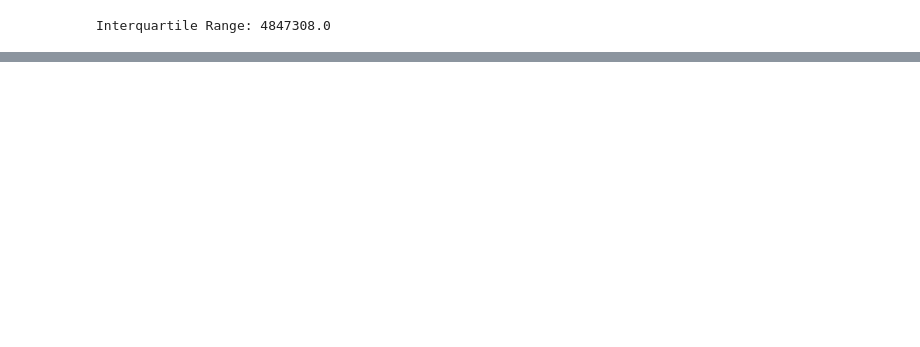
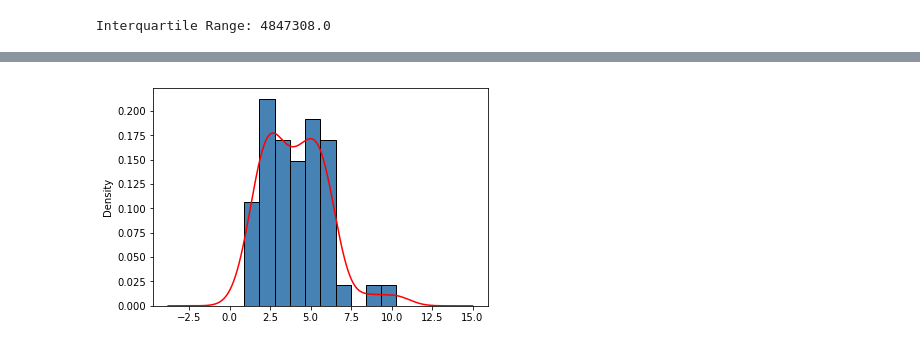
Before and after one commit to ronsims2/data_science_tutorials, a Jupyter notebook: notebooks/Stats.ipynb, the cells around one changed output, grey strips where cells are left out. Saved outputs shown, nothing was run; the diff lists cells and outputs as text; code cells hidden in the pictures; blank space fills up the shorter version.

```diff
--- a/notebooks/Stats.ipynb
+++ b/notebooks/Stats.ipynb
@@ -72,0 +127,9 @@ Median Absolute Deviation from the Median: 4450933.356000001
+# %%
+# Density Plot Pg. 24
+# Working with multiple axes
+# I spent a lot of time trying ot set the "density" and I needed the normed param...
+# My matplotlib or pnada might be out of date bc normed is depricated and density should be used!!!
+df['Murder.Rate'].plot(kind='hist', color='steelblue', edgecolor='black', normed=True);
+df['Murder.Rate'].plot(kind='kde', color='red');
+# %% [output]
+[figure, added]
```
Also changed, not shown: parts of 6 cells of this notebook, 1 other file.
